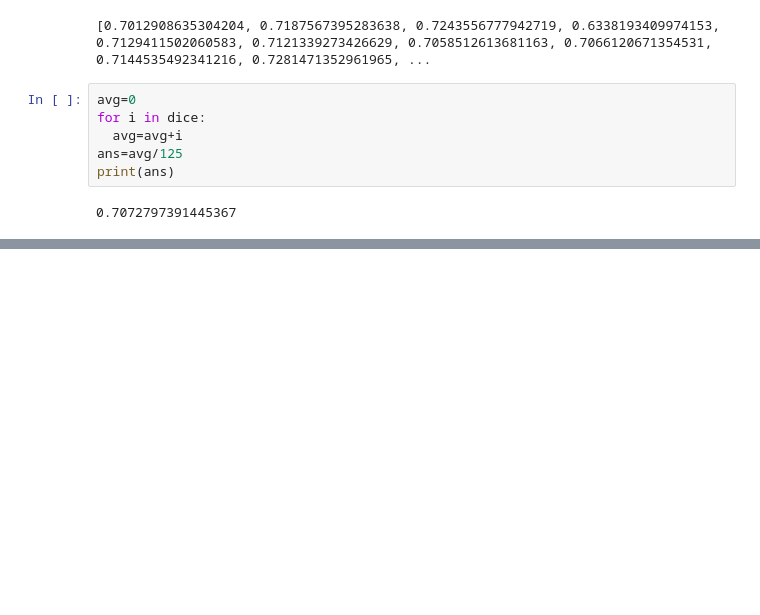
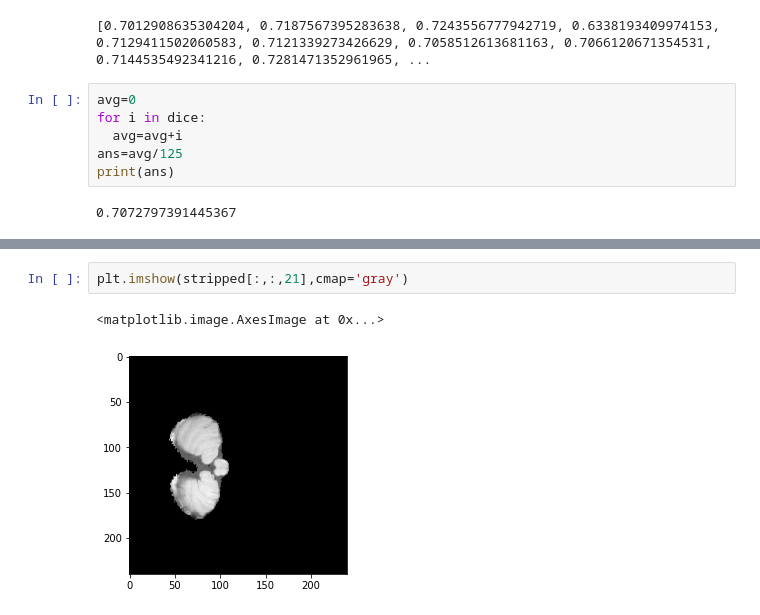
Before and after one commit to qasim7860/brain-tumor-and-lung-cancer-code, a Jupyter notebook: Antspy_skull_stripper_v2_0.ipynb, the cells around one changed output, grey strips where cells are left out. Saved outputs shown, nothing was run; the diff lists cells and outputs as text; blank space fills up the shorter version.

```diff
--- a/Antspy_skull_stripper_v2_0.ipynb
+++ b/Antspy_skull_stripper_v2_0.ipynb
@@ -318,0 +331,5 @@ print(ans)
+# %%
+plt.imshow(stripped[:,:,21],cmap='gray')
+# %% [output]
+<matplotlib.image.AxesImage at 0x...>
+[figure, added]
```
Also changed, not shown: parts of 4 cells of this notebook.
